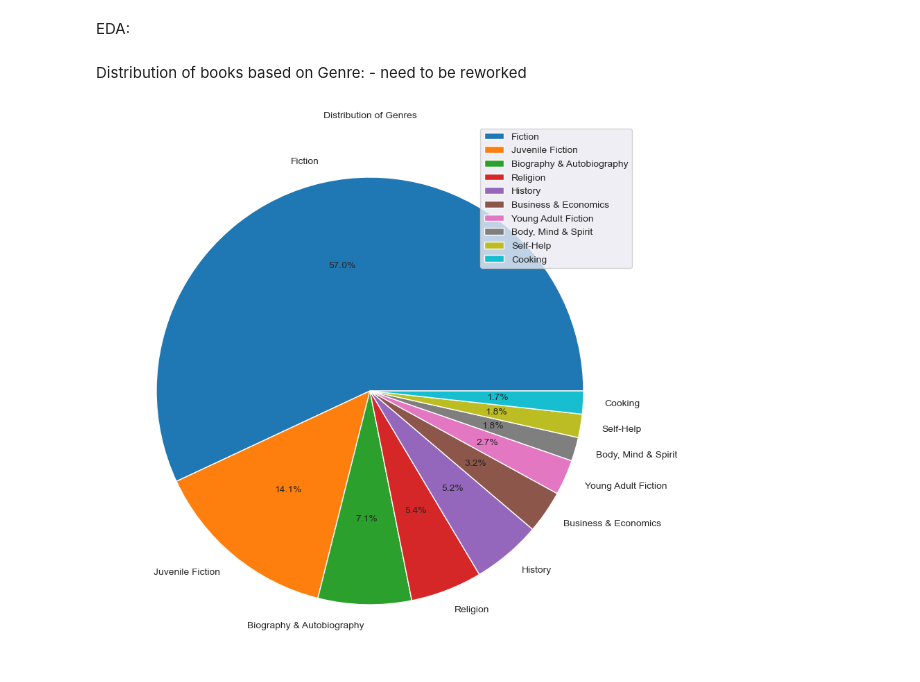
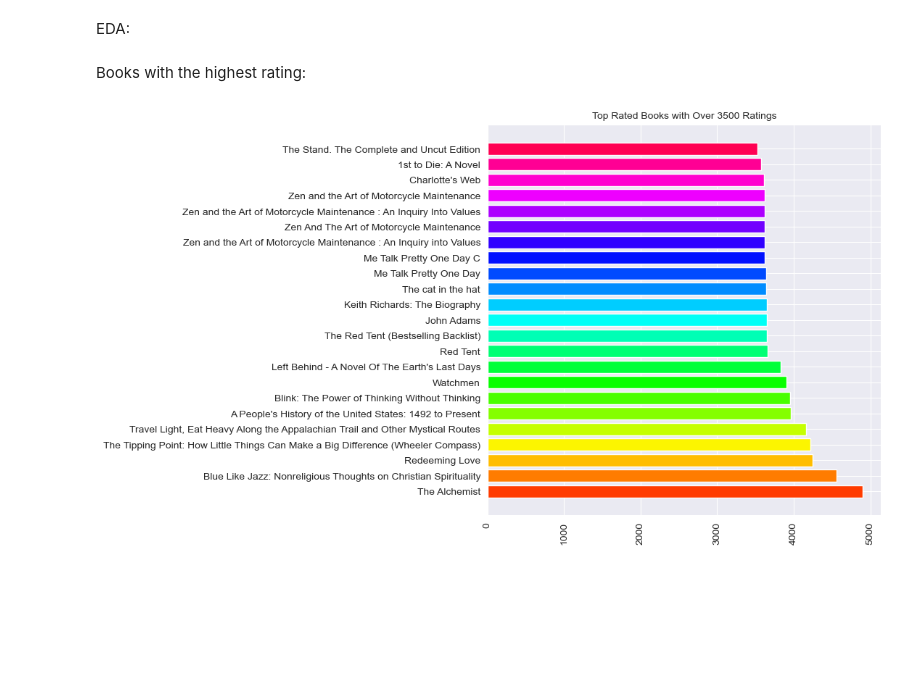
Before and after one commit to JokerOneK/SeniorProjectModel, a Jupyter notebook: AmazonEDA.ipynb, the cells around one changed output. Drawn from its saved outputs; the diff is of its cells as text; code cells hidden in the pictures; blank space fills up the shorter version.

```diff
--- a/AmazonEDA.ipynb
+++ b/AmazonEDA.ipynb
@@ -161,4 +161,2 @@ data.head()
 # %% [markdown]
 EDA:
-# %% [markdown]
-Distribution of books based on Genre: - need to be reworked
@@ -167,8 +163,12 @@ labels = data['categories'].value_counts().head(10).keys().tolist()
-# %%
-plt.figure(figsize=(10,10))
-plt.pie(data['categories'].value_counts().head(10),autopct='%1.1f%%', labels=labels)
-plt.title('Distribution of Genres', fontsize = 10)
-plt.legend()
-plt.show()
-# %% [output]
-[figure, removed]
+# %% [markdown]
+Books with the highest rating:
+# %%
+fig, ax = plt.subplots(figsize=(7, 7))
+filtered_books = data.query('ratingsCount > 3500').drop_duplicates(subset=['Title', 'ratingsCount']).sort_values('ratingsCount', ascending=False)
+palette_colors = sns.color_palette("hsv", len(filtered_books))
+ax.barh(filtered_books['Title'], filtered_books['ratingsCount'], color=palette_colors)
+ax.set_title('Top Rated Books with Over 3500 Ratings', fontsize=10)
+plt.xticks(rotation=90)
+plt.show()
+# %% [output]
+[figure, added]
```
Also changed, not shown: parts of 33 cells of this notebook.
